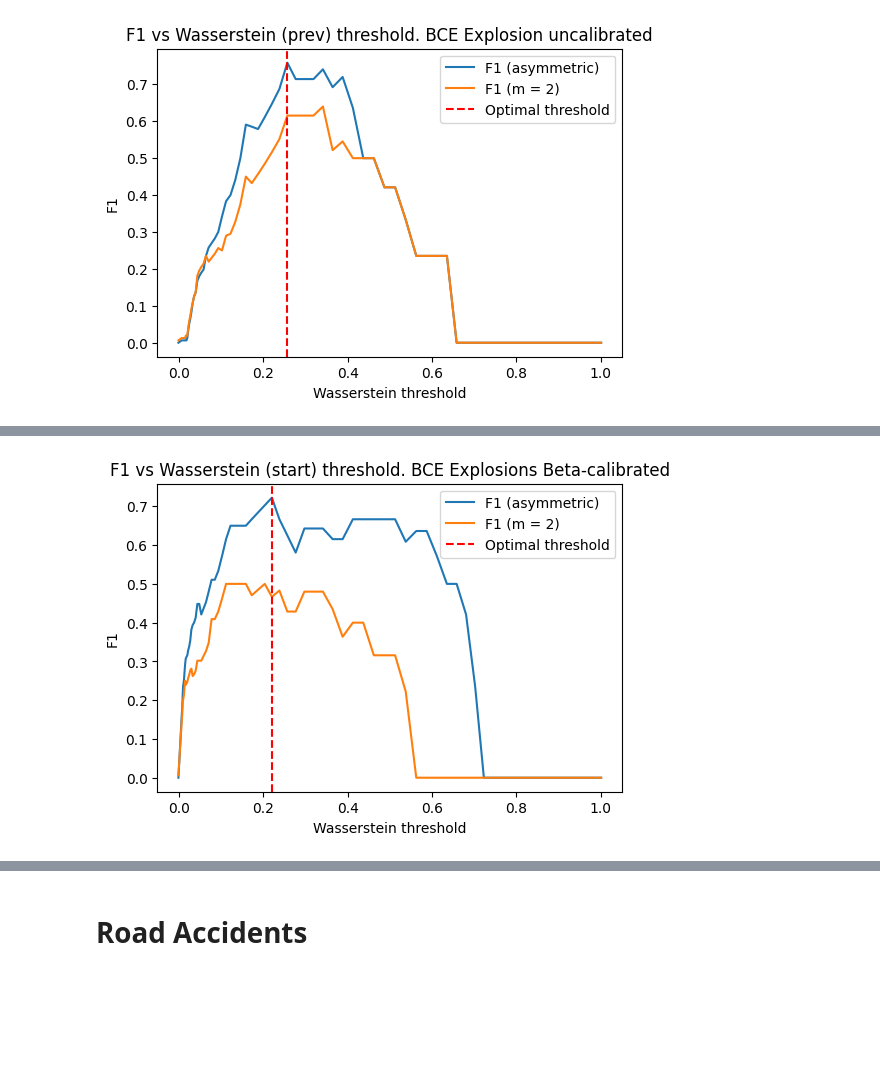
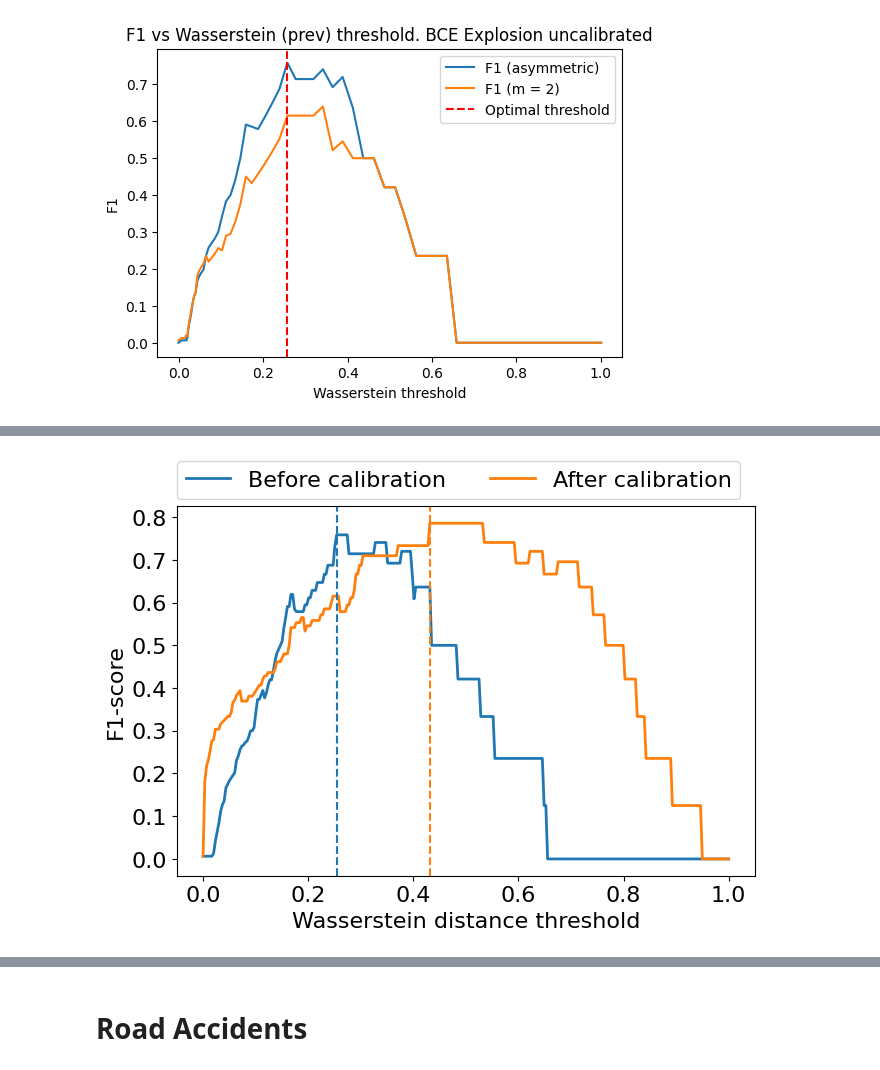
Before and after one commit to stalex2902/uncertainty-aware-cpd, a Jupyter notebook: notebooks/wasserstein_thresholds.ipynb, the cells around one changed output, grey strips where cells are left out. Drawn from its saved outputs; the diff is of its cells as text; code cells hidden in the pictures; blank space fills up the shorter version.

```diff
--- a/notebooks/wasserstein_thresholds.ipynb
+++ b/notebooks/wasserstein_thresholds.ipynb
@@ -72,3 +75,6 @@ threshold_list = [-0.001] + list(threshold_list) + [1.001]
+# %%
+threshold_number = 300
+threshold_list = np.linspace(0, 1, threshold_number)
 # %%
 test_out_bank, _, test_labels_bank = collect_model_predictions_on_set(
     ens_bce,
@@ -240 +230,8 @@ f1_m2_list_prev_cal = {th: v[6][2] for th, v in res_prev_cal.items()}
+# %%
+FONTSIZE = 16
+
+prop_cycle = plt.rcParams["axes.prop_cycle"]
+colors = prop_cycle.by_key()["color"]
+c0 = colors[0]
+c1 = colors[1]
 # %%
@@ -468,36 +470,52 @@ torch.save(labels_tensor, "saved_outputs/bce/explosion/all_models_ens_1_labels_c
 # %%
-f1_dict_start_cal = {th: v[3] for th, v in res_start_cal.items()}
-f1_m2_list_start_cal = {th: v[6][2] for th, v in res_start_cal.items()}
+# plt.figure(figsize=(6, 4))
+# plt.plot(f1_dict_start_cal.keys(), f1_dict_start_cal.values(), label="F1 (asymmetric)")
+# plt.plot(f1_m2_list_start_cal.keys(), f1_m2_list_start_cal.values(), label="F1 (m = 2)")
+# plt.axvline(best_th_start_cal, c="r", linestyle="--", label="Optimal threshold")
+# plt.xlabel("Wasserstein threshold", fontsize=10)
+# plt.ylabel("F1", fontsize=10)
+# plt.title(
+#     "F1 vs Wasserstein (start) threshold. BCE Explosions Beta-calibrated", fontsize=12
+# )
+# plt.legend(fontsize=10)
+# plt.xticks(fontsize=10)
+# plt.yticks(fontsize=10)
+# plt.show()
 
-f1_dict_prev_cal = {th: v[3] for th, v in res_prev_cal.items()}
-f1_m2_list_prev_cal = {th: v[6][2] for th, v in res_prev_cal.items()}
-
-plt.figure(figsize=(6, 4))
-plt.plot(f1_dict_start_cal.keys(), f1_dict_start_cal.values(), label="F1 (asymmetric)")
-plt.plot(f1_m2_list_start_cal.keys(), f1_m2_list_start_cal.values(), label="F1 (m = 2)")
-plt.axvline(best_th_start_cal, c="r", linestyle="--", label="Optimal threshold")
-plt.xlabel("Wasserstein threshold", fontsize=10)
-plt.ylabel("F1", fontsize=10)
-plt.title(
-    "F1 vs Wasserstein (start) threshold. BCE Explosions Beta-calibrated", fontsize=12
+plt.figure(figsize=(7, 5))
+plt.plot(
+    f1_dict_prev.keys(),
+    f1_dict_prev.values(),
+    # marker="o",
+    # markersize=2,
+    linewidth=2,
+    label="Before calibration",
+    c=c0,
 )
-plt.legend(fontsize=10)
-plt.xticks(fontsize=10)
-plt.yticks(fontsize=10)
+plt.plot(
+    f1_dict_prev_cal.keys(),
+    f1_dict_prev_cal.values(),
+    # marker="o",
+    # markersize=2,
+    linewidth=2,
+    label="After calibration",
+    c=c1,
+)
+plt.axvline(best_th_prev, linestyle="--", c=c0)  # label="$h^{*}$ before calibration"
+plt.axvline(best_th_prev_cal, linestyle="--", c=c1)  # label="$h^{*}$ after calibration"
+plt.xlabel("Wasserstein distance threshold", fontsize=FONTSIZE)
+plt.ylabel("F1-score", fontsize=FONTSIZE)
+plt.legend(
+    fontsize=FONTSIZE,
+    bbox_to_anchor=(0, 1.02, 1, 0.2),
+    loc="lower left",
+    borderaxespad=0,
+    ncol=2,
+)
+plt.xticks(fontsize=FONTSIZE)
+plt.yticks(fontsize=FONTSIZE)
+plt.tight_layout()
+plt.savefig("pictures/calibration/th_graphs/th_range_explosions.pdf", dpi=300)
 plt.show()
-
-plt.figure(figsize=(6, 4))
-plt.plot(f1_dict_prev_cal.keys(), f1_dict_prev_cal.values(), label="F1 (asymmetric)")
-plt.plot(f1_m2_list_prev_cal.keys(), f1_m2_list_prev_cal.values(), label="F1 (m = 2)")
-plt.axvline(best_th_prev_cal, c="r", linestyle="--", label="Optimal threshold")
-plt.xlabel("Wasserstein threshold", fontsize=10)
-plt.ylabel("F1", fontsize=10)
-plt.title(
-    "F1 vs Wasserstein (prev) threshold. BCE Explosions Beta-calibrated", fontsize=12
-)
-plt.legend(fontsize=10)
-plt.xticks(fontsize=10)
-plt.yticks(fontsize=10)
-plt.show()
 # %% [output]
-[figure, old version]
+[figure, new version]
```
Also changed, not shown: parts of 59 cells of this notebook, 20 other files.
